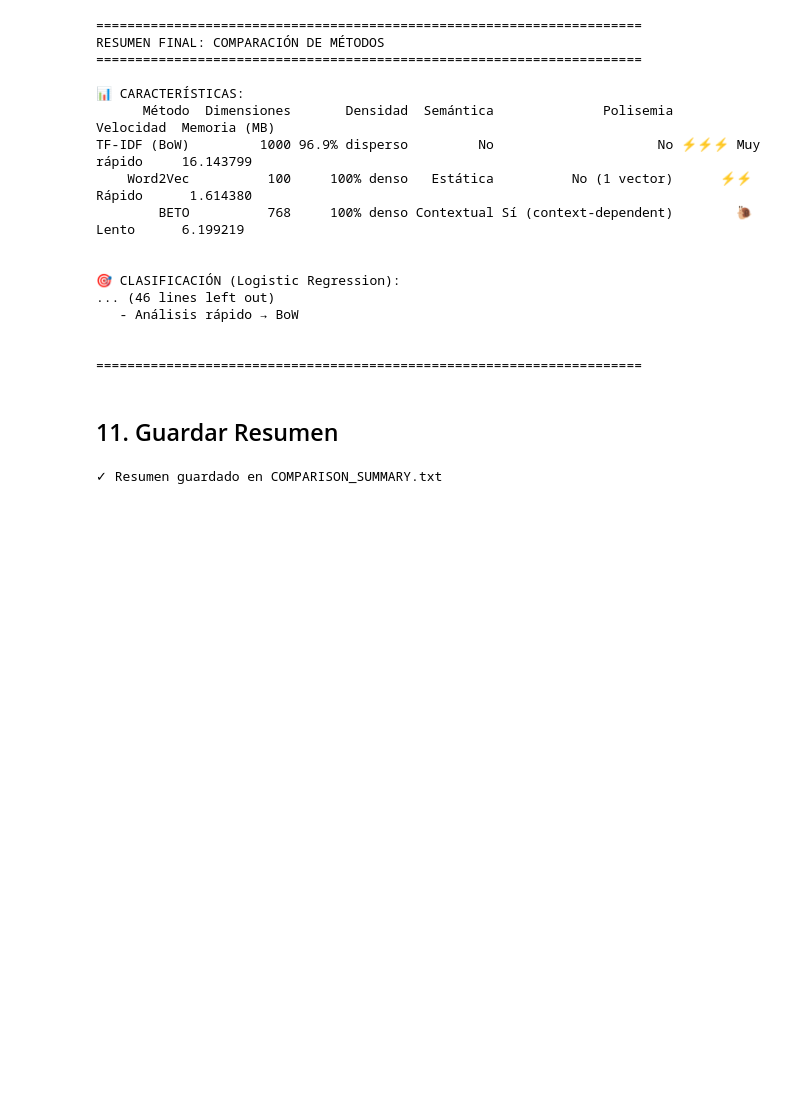
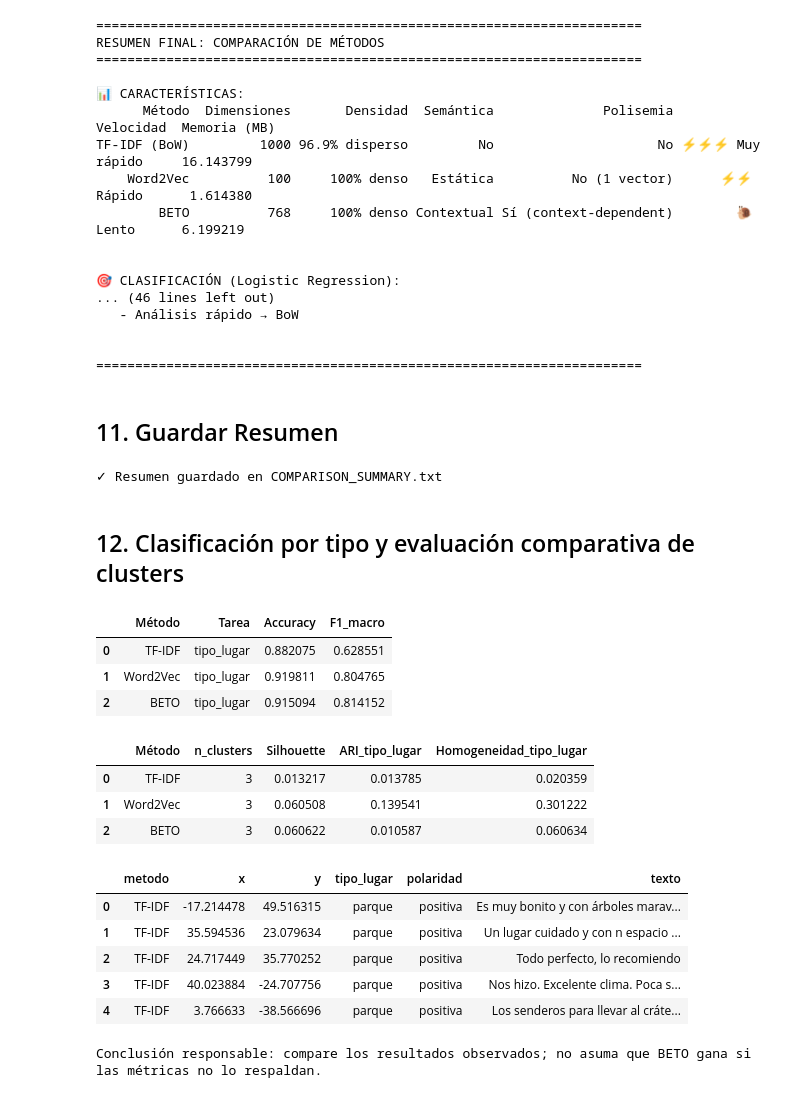
Before and after one commit to VictorRNavarro/Proyecto2_Analisis_semantico_de_rese-as, a Jupyter notebook: notebooks/05_comparacion_final.ipynb, the cells around one changed output. Cells and saved outputs as stored; diff of their text form; code cells hidden in the pictures; blank space fills up the shorter version.

```diff
--- a/notebooks/05_comparacion_final.ipynb
+++ b/notebooks/05_comparacion_final.ipynb
@@ -547,3 +547,58 @@ with open('../data/analysis/COMPARISON_SUMMARY.txt', 'w', encoding='utf-8') as f
 print("✓ Resumen guardado en COMPARISON_SUMMARY.txt")
 # %% [output]
 ✓ Resumen guardado en COMPARISON_SUMMARY.txt
+# %% [markdown]
+## 12. Clasificación por tipo y evaluación comparativa de clusters
+# %%
+# Requisito adicional: clasificación por tipo de lugar y coherencia de clusters
+from sklearn.metrics import adjusted_rand_score, homogeneity_score
+from sklearn.preprocessing import LabelEncoder
+from sklearn.manifold import TSNE
+
+y_lugar = LabelEncoder().fit_transform(df["tipo_lugar"])
+idx_train_lugar, idx_test_lugar = train_test_split(np.arange(len(df)), test_size=0.2, random_state=42, stratify=y_lugar)
+resultados_lugar = []
+for nombre, embeddings in [("TF-IDF", bow_embeddings), ("Word2Vec", w2v_embeddings), ("BETO", beto_embeddings)]:
+    clasificador = LogisticRegression(random_state=42, max_iter=1500)
+    clasificador.fit(embeddings[idx_train_lugar], y_lugar[idx_train_lugar])
+    predicciones = clasificador.predict(embeddings[idx_test_lugar])
+    resultados_lugar.append({"Método": nombre, "Tarea": "tipo_lugar", "Accuracy": accuracy_score(y_lugar[idx_test_lugar], predicciones), "F1_macro": f1_score(y_lugar[idx_test_lugar], predicciones, average="macro", zero_division=0)})
+df_clasificacion_lugar = pd.DataFrame(resultados_lugar)
+display(df_clasificacion_lugar)
+df_clasificacion_lugar.to_csv("../data/analysis/classification_place_type_metrics.csv", index=False)
+
+alineacion_clusters = []
+for nombre, embeddings in [("TF-IDF", bow_embeddings), ("Word2Vec", w2v_embeddings), ("BETO", beto_embeddings)]:
+    etiquetas_cluster = KMeans(n_clusters=df["tipo_lugar"].nunique(), random_state=42, n_init=10).fit_predict(embeddings)
+    alineacion_clusters.append({"Método": nombre, "n_clusters": df["tipo_lugar"].nunique(), "Silhouette": silhouette_score(embeddings, etiquetas_cluster), "ARI_tipo_lugar": adjusted_rand_score(y_lugar, etiquetas_cluster), "Homogeneidad_tipo_lugar": homogeneity_score(y_lugar, etiquetas_cluster)})
+df_alineacion_clusters = pd.DataFrame(alineacion_clusters)
+display(df_alineacion_clusters)
+df_alineacion_clusters.to_csv("../data/analysis/clustering_category_alignment.csv", index=False)
+
+# t-SNE comparable: mismo subconjunto y mismas etiquetas para las tres representaciones
+indices_tsne = np.random.default_rng(42).choice(len(df), size=min(800, len(df)), replace=False)
+filas_tsne = []
+for nombre, embeddings in [("TF-IDF", bow_embeddings), ("Word2Vec", w2v_embeddings), ("BETO", beto_embeddings)]:
+    coordenadas = TSNE(n_components=2, random_state=42, perplexity=30, max_iter=750, init="pca").fit_transform(embeddings[indices_tsne])
+    for indice, (x, y) in zip(indices_tsne, coordenadas):
+        filas_tsne.append({"metodo": nombre, "x": x, "y": y, "tipo_lugar": df.iloc[indice]["tipo_lugar"], "polaridad": df.iloc[indice]["polaridad"], "texto": df.iloc[indice]["texto"][:160]})
+df_tsne_comparativo = pd.DataFrame(filas_tsne)
+df_tsne_comparativo.to_csv("../data/analysis/tsne_comparison.csv", index=False)
+display(df_tsne_comparativo.head())
+print("Conclusión responsable: compare los resultados observados; no asuma que BETO gana si las métricas no lo respaldan.")
+# %% [output]
+|  | Método | Tarea | Accuracy | F1_macro |
+| 0 | TF-IDF | tipo_lugar | 0.882075 | 0.628551 |
+| 1 | Word2Vec | tipo_lugar | 0.919811 | 0.804765 |
+| 2 | BETO | tipo_lugar | 0.915094 | 0.814152 |
+|  | Método | n_clusters | Silhouette | ARI_tipo_lugar | Homogeneidad_tipo_lugar |
+| 0 | TF-IDF | 3 | 0.013217 | 0.013785 | 0.020359 |
+| 1 | Word2Vec | 3 | 0.060508 | 0.139541 | 0.301222 |
+| 2 | BETO | 3 | 0.060622 | 0.010587 | 0.060634 |
+|  | metodo | x | y | tipo_lugar | polaridad | texto |
+| 0 | TF-IDF | -17.214478 | 49.516315 | parque | positiva | Es muy bonito y con árboles marav... |
+| 1 | TF-IDF | 35.594536 | 23.079634 | parque | positiva | Un lugar cuidado y con n espacio ... |
+| 2 | TF-IDF | 24.717449 | 35.770252 | parque | positiva | Todo perfecto, lo recomiendo |
+| 3 | TF-IDF | 40.023884 | -24.707756 | parque | positiva | Nos hizo. Excelente clima. Poca s... |
+| 4 | TF-IDF | 3.766633 | -38.566696 | parque | positiva | Los senderos para llevar al cráte... |
+Conclusión responsable: compare los resultados observados; no asuma que BETO gana si las métricas no lo respaldan.
```
Also changed, not shown: parts of 3 cells of this notebook, 6 other files.
